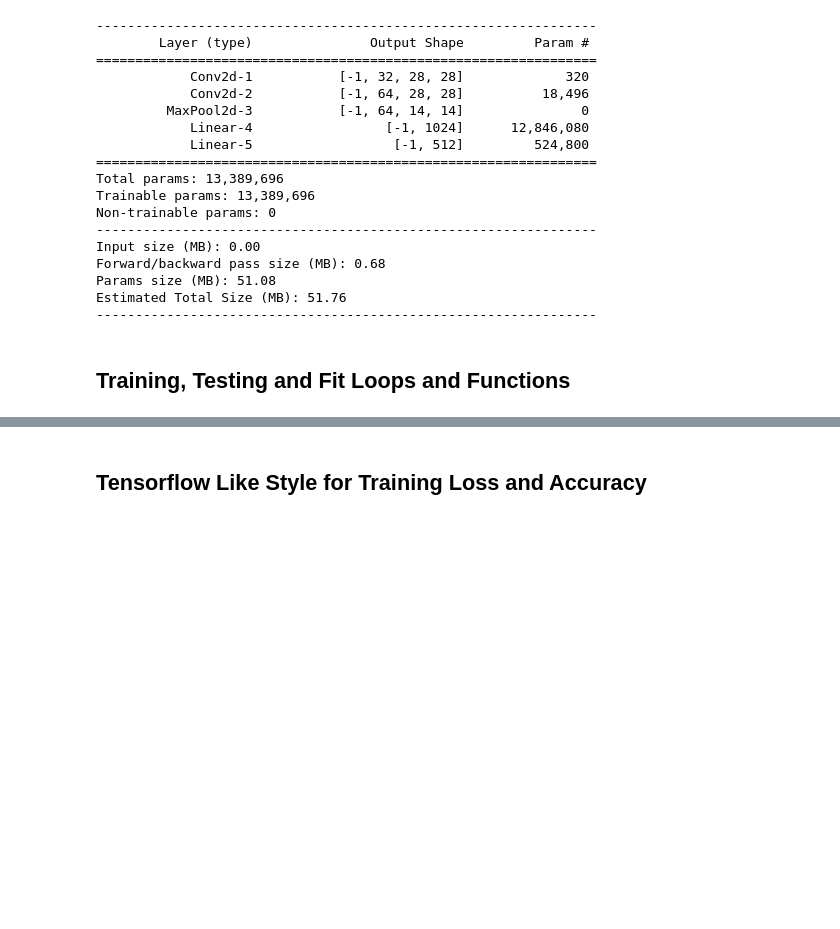
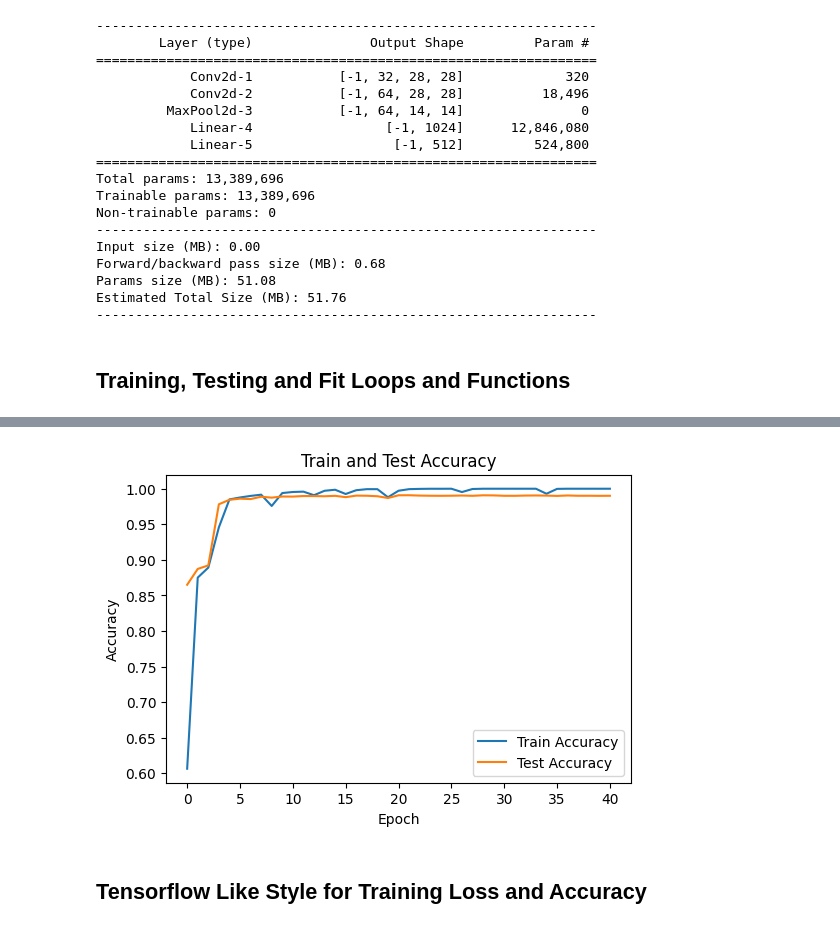
Before and after one commit to nnilayy/Pytorch, a Jupyter notebook: Pytorch.ipynb, the cells around one changed output, grey strips where cells are left out. Drawn from its saved outputs; the diff is of its cells as text; code cells hidden in the pictures; blank space fills up the shorter version.

```diff
--- a/Pytorch.ipynb
+++ b/Pytorch.ipynb
@@ -236,3 +267,18 @@ for epoch in range(100):
+# %%
+# Create a figure and axis
+fig, ax = plt.subplots(figsize=(6, 4))
+ax.plot(train_accuracy_history, label='Train Accuracy')
+ax.plot(test_accuracy_history, label='Test Accuracy')
+
+# Set labels and title
+ax.set_xlabel('Epoch')
+ax.set_ylabel('Accuracy')
+ax.set_title('Train and Test Accuracy')
+
+ax.legend()
+plt.show()
+# %% [output]
+[figure, added]
 # %% [markdown]
 ## Tensorflow Like Style for Training Loss and Accuracy
 # %%
```
Also changed, not shown: parts of 6 cells of this notebook.
